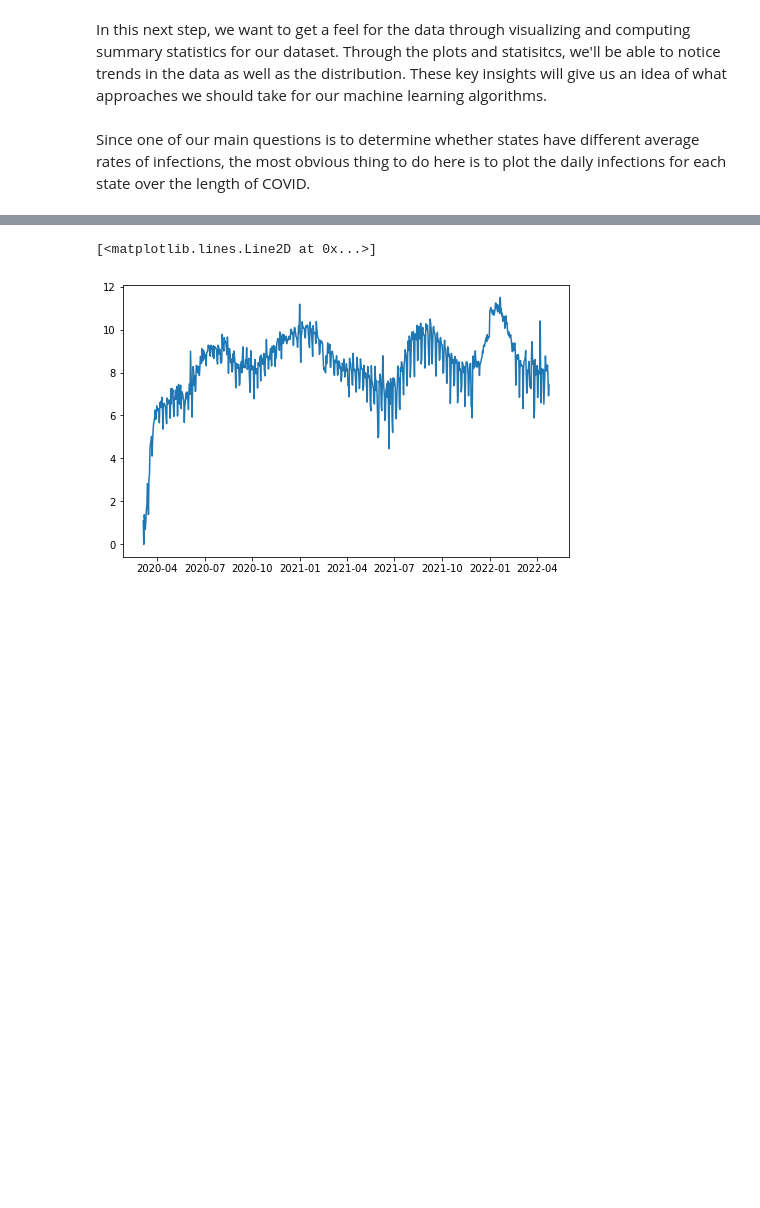
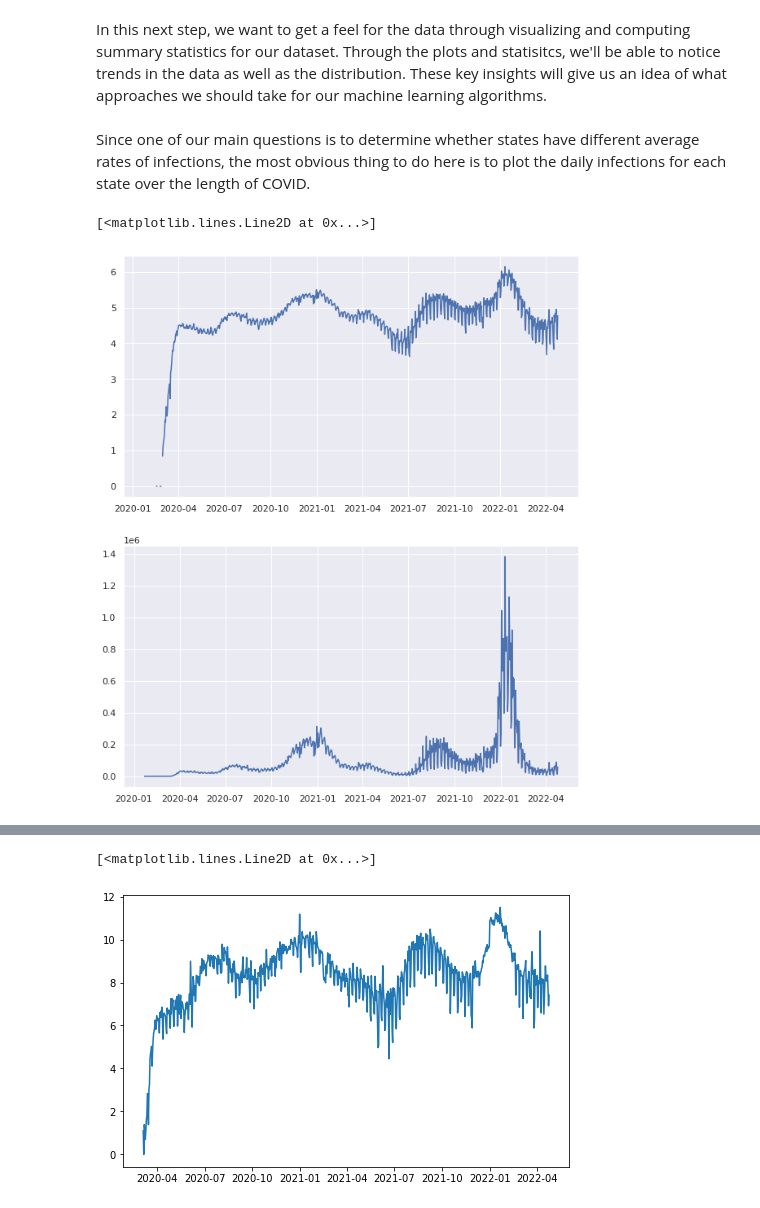
Before and after one commit to rwang0413/rwang4787.github.io, a Jupyter notebook: 320Final.ipynb, the cells around one changed output, grey strips where cells are left out. Saved outputs shown, nothing was run; the diff lists cells and outputs as text; code cells hidden in the pictures; blank space fills up the shorter version.

```diff
--- a/320Final.ipynb
+++ b/320Final.ipynb
@@ -151,3 +173,17 @@ totalCases_US[totalCases_US['Province_State'] == "American Samoa"].head(10)
 In this next step, we want to get a feel for the data through visualizing and computing summary statistics for our dataset. Through the plots and statisitcs, we'll be able to notice trends in the data as well as the distribution. These key insights will give us an idea of what approaches we should take for our machine learning algorithms.
 # %% [markdown]
 Since one of our main questions is to determine whether states have different average rates of infections, the most obvious thing to do here is to plot the daily infections for each state over the length of COVID.
+# %%
+# idk if log is appropriate here
+totalDailyCasesUS = totalCases_US.groupby(['Date']).agg({'daily_cases': 'sum'})
+totalDailyCasesUS.reset_index(inplace=True)
+totalDailyCasesUS['log'] = np.log10(totalDailyCasesUS['daily_cases'].replace(0, np.NaN))
+np.log10(totalDailyCasesUS['daily_cases'].replace(0, np.nan))
+
+fig, ax = plt.subplots(2,1,figsize=(10,12))
+
+ax[0].plot(totalDailyCasesUS['Date'], totalDailyCasesUS['log'])
+ax[1].plot(totalDailyCasesUS['Date'], totalDailyCasesUS['daily_cases'])
+# %% [output]
+[<matplotlib.lines.Line2D at 0x...>]
+[figure, added]
```
Also changed, not shown: parts of 10 cells of this notebook, 3 other files.
